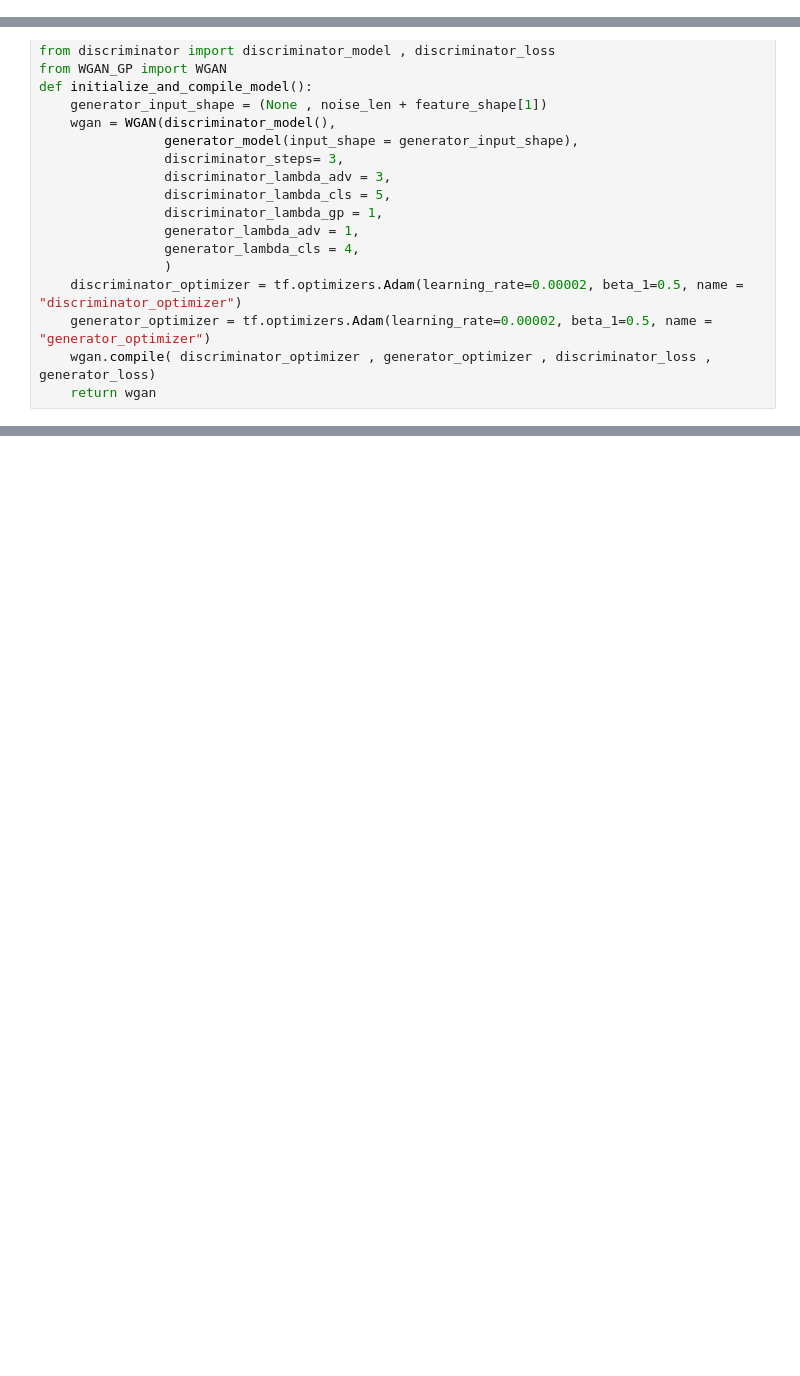
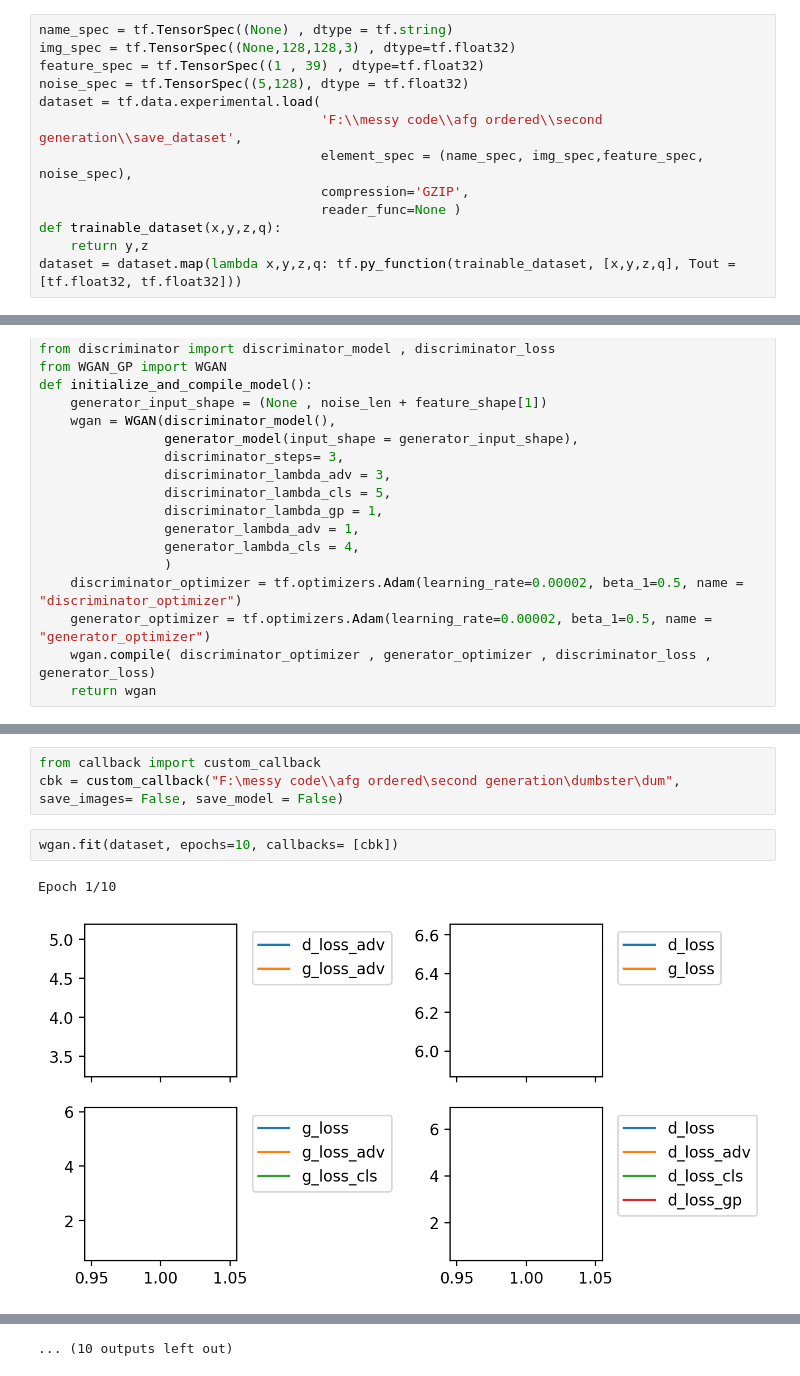
Before and after one commit to mbatuhancelik/AnimeFaceGeneration, a Jupyter notebook: second generation/training.ipynb, the cells around one changed output, grey strips where cells are left out. Drawn from its saved outputs; the diff is of its cells as text; blank space fills up the shorter version.

Commit message:
creating callback and a save mechanism for WGAN_Gp

```diff
--- a/second generation/training.ipynb
+++ b/second generation/training.ipynb
@@ -46,0 +47,13 @@ dataset
+# %%
+name_spec = tf.TensorSpec((None) , dtype = tf.string)
+img_spec = tf.TensorSpec((None,128,128,3) , dtype=tf.float32)
+feature_spec = tf.TensorSpec((1 , 39) , dtype=tf.float32)
+noise_spec = tf.TensorSpec((5,128), dtype = tf.float32)
+dataset = tf.data.experimental.load(
+                                    'F:\\messy code\\afg ordered\\second generation\\save_dataset',
+                                    element_spec = (name_spec, img_spec,feature_spec, noise_spec),
+                                    compression='GZIP',
+                                    reader_func=None )
+def trainable_dataset(x,y,z,q):
+    return y,z
+dataset = dataset.map(lambda x,y,z,q: tf.py_function(trainable_dataset, [x,y,z,q], Tout = [tf.float32, tf.float32]))
@@ -128,3 +159,11 @@ Total params: 19,041,736
 Trainable params: 19,041,736
 Non-trainable params: 0
 __________________________________________________________________________________________________
+# %%
+from callback import custom_callback
+cbk = custom_callback("F:\messy code\\afg ordered\second generation\dumbster\dum", save_images= False, save_model = False)
+# %%
+wgan.fit(dataset, epochs=10, callbacks= [cbk])
+# %% [output]
+Epoch 1/10
+[figure, added]
@@ -130,0 +185 @@ ________________________________________________________________________________
+... (10 outputs left out)
```
Also changed, not shown: parts of 12 cells of this notebook, 2 other files.
